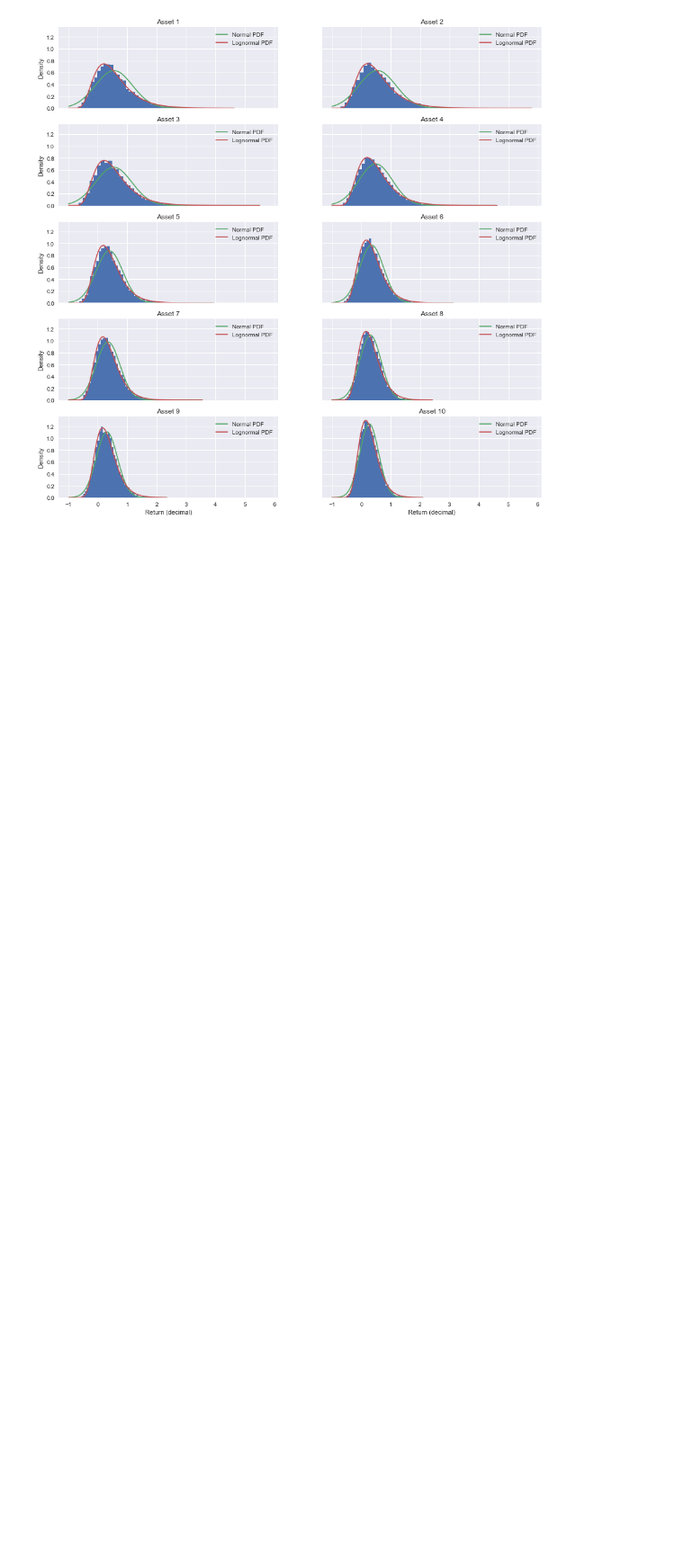
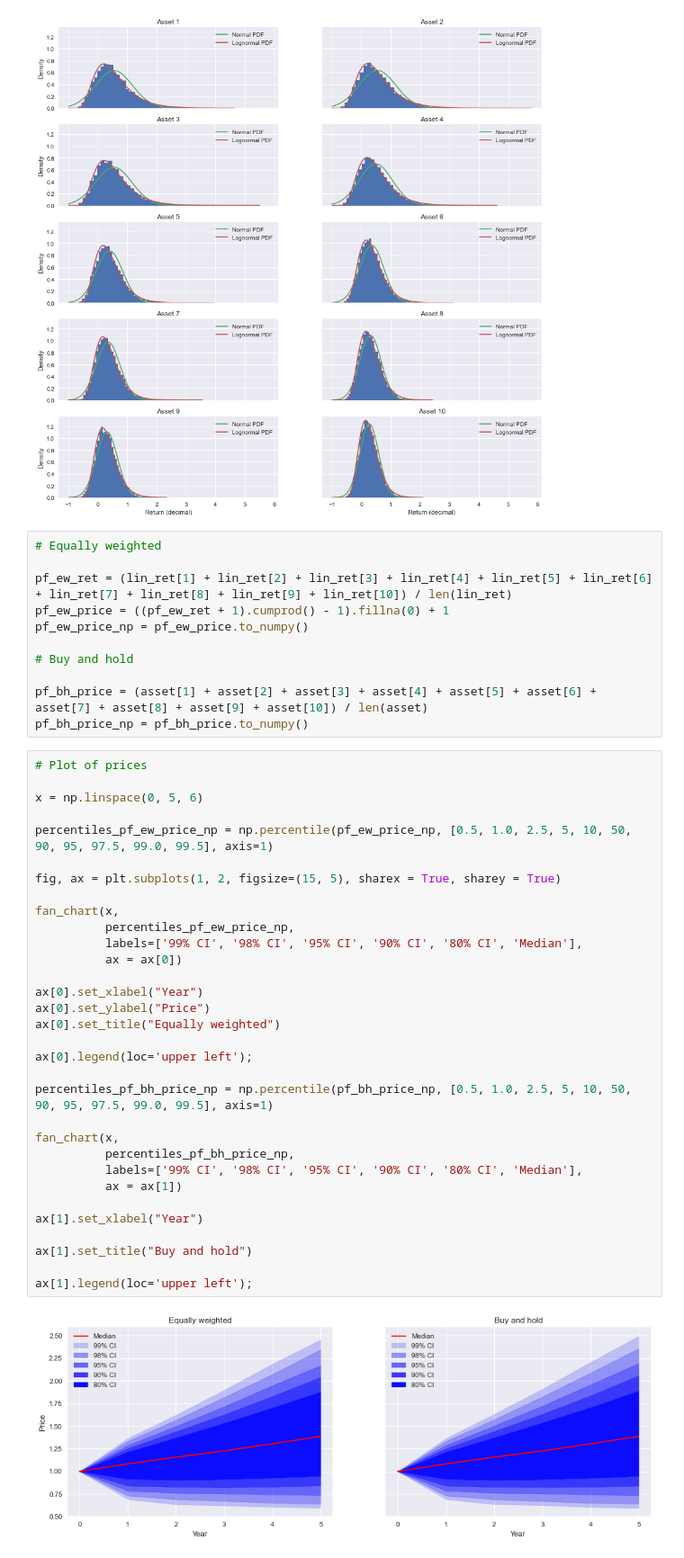
Before and after one commit to frgy17ac/Exammmmm, a Jupyter notebook: Solutions/Solution to Optimizing portfolios.ipynb, the cells around one changed output. Shown: that part at 90% size. Saved outputs shown, nothing was run; the diff lists cells and outputs as text; blank space fills up the shorter version.

```diff
--- a/Solutions/Solution to Optimizing portfolios.ipynb
+++ b/Solutions/Solution to Optimizing portfolios.ipynb
@@ -178,3 +179,48 @@ ax[4][0].set_ylabel("Density")
 plt.show()
 # %% [output]
 [figure]
+# %%
+# Equally weighted
+
+pf_ew_ret = (lin_ret[1] + lin_ret[2] + lin_ret[3] + lin_ret[4] + lin_ret[5] + lin_ret[6] + lin_ret[7] + lin_ret[8] + lin_ret[9] + lin_ret[10]) / len(lin_ret)
+pf_ew_price = ((pf_ew_ret + 1).cumprod() - 1).fillna(0) + 1
+pf_ew_price_np = pf_ew_price.to_numpy()
+
+# Buy and hold
+
+pf_bh_price = (asset[1] + asset[2] + asset[3] + asset[4] + asset[5] + asset[6] + asset[7] + asset[8] + asset[9] + asset[10]) / len(asset)
+pf_bh_price_np = pf_bh_price.to_numpy()
+# %%
+# Plot of prices
+
+x = np.linspace(0, 5, 6)
+
+percentiles_pf_ew_price_np = np.percentile(pf_ew_price_np, [0.5, 1.0, 2.5, 5, 10, 50, 90, 95, 97.5, 99.0, 99.5], axis=1)
+
+fig, ax = plt.subplots(1, 2, figsize=(15, 5), sharex = True, sharey = True)
+
+fan_chart(x,
+          percentiles_pf_ew_price_np,
+          labels=['99% CI', '98% CI', '95% CI', '90% CI', '80% CI', 'Median'],
+          ax = ax[0])
+
+ax[0].set_xlabel("Year")
+ax[0].set_ylabel("Price")
+ax[0].set_title("Equally weighted")
+
+ax[0].legend(loc='upper left');
+
+percentiles_pf_bh_price_np = np.percentile(pf_bh_price_np, [0.5, 1.0, 2.5, 5, 10, 50, 90, 95, 97.5, 99.0, 99.5], axis=1)
+
+fan_chart(x,
+          percentiles_pf_bh_price_np,
+          labels=['99% CI', '98% CI', '95% CI', '90% CI', '80% CI', 'Median'],
+          ax = ax[1])
+
+ax[1].set_xlabel("Year")
+
+ax[1].set_title("Buy and hold")
+
+ax[1].legend(loc='upper left');
+# %% [output]
+[figure, added]
```
Also changed, not shown: parts of 3 cells of this notebook.
